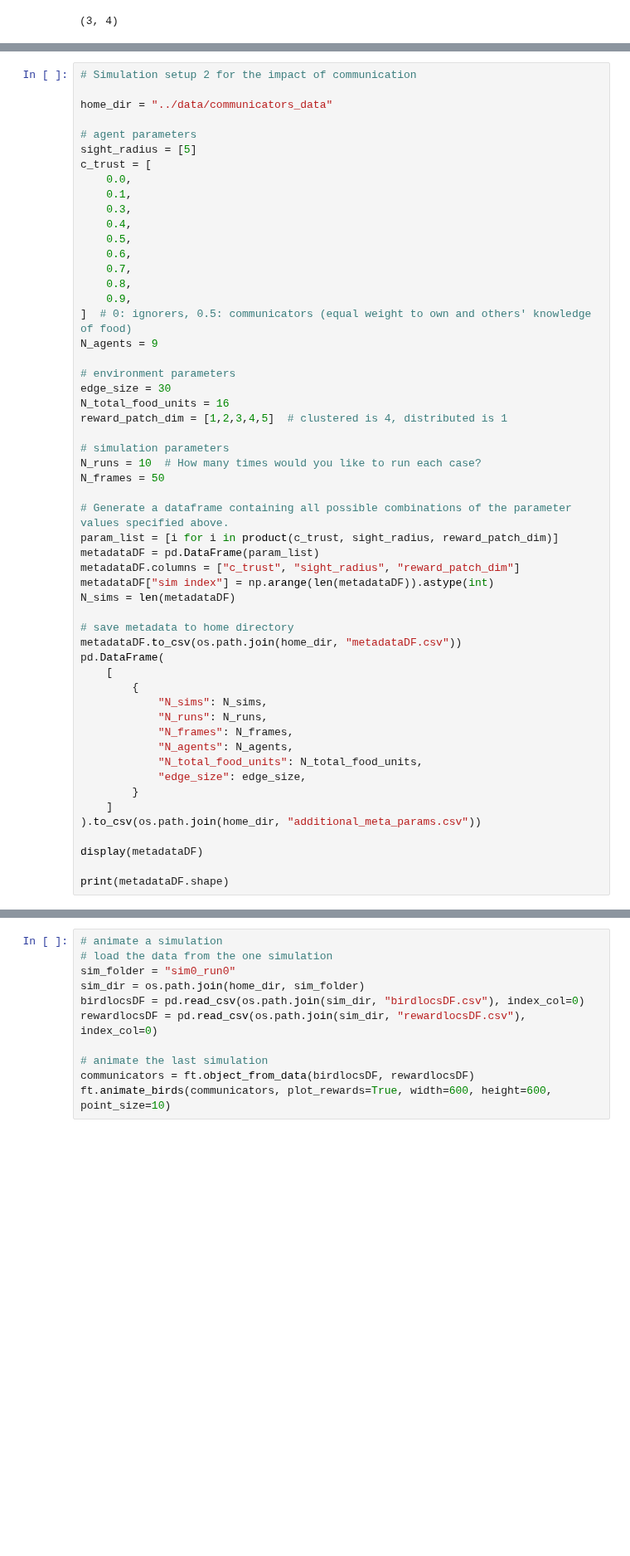
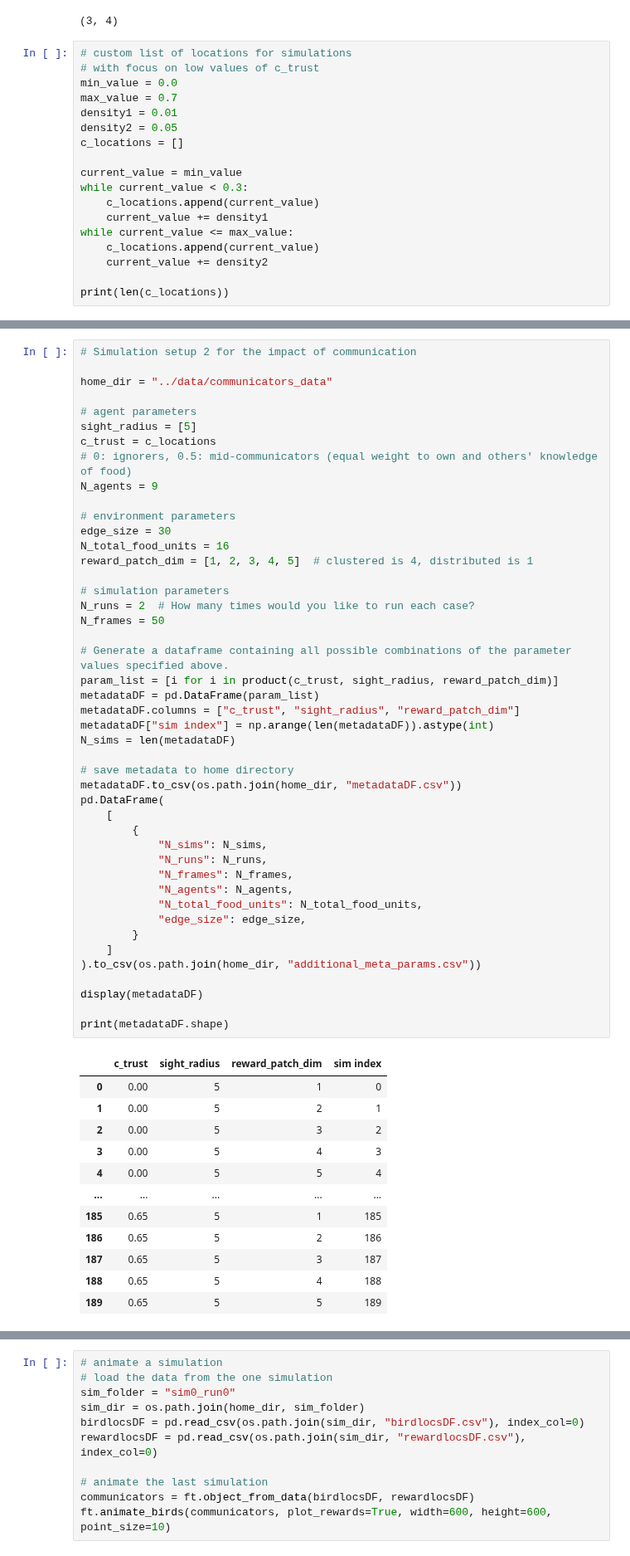
Before and after one commit to BasisResearch/collab-creatures, a Jupyter notebook: mx_refactored/generate_data_pipeline.ipynb, the cells around one changed output, grey strips where cells are left out. Shown at 83% size. Drawn from its saved outputs; the diff is of its cells as text; blank space fills up the shorter version.

Commit message:
data folders structure, communicators sim results

```diff
--- a/mx_refactored/generate_data_pipeline.ipynb
+++ b/mx_refactored/generate_data_pipeline.ipynb
@@ -79,3 +65,21 @@ print(metadataDF.shape)
 | 1 | 0.5 | 5 | 4 | 1 |
 | 2 | 0.7 | 5 | 4 | 2 |
 (3, 4)
+# %%
+# custom list of locations for simulations
+# with focus on low values of c_trust
+min_value = 0.0
+max_value = 0.7
+density1 = 0.01
+density2 = 0.05
+c_locations = []
+
+current_value = min_value
+while current_value < 0.3:
+    c_locations.append(current_value)
+    current_value += density1
+while current_value <= max_value:
+    c_locations.append(current_value)
+    current_value += density2
+
+print(len(c_locations))
@@ -86,51 +92,54 @@ home_dir = "../data/communicators_data"
 
 # agent parameters
 sight_radius = [5]
-c_trust = [
-    0.0,
-    0.1,
-    0.3,
-    0.4,
-    0.5,
-    0.6,
-    0.7,
-    0.8,
-    0.9,
-]  # 0: ignorers, 0.5: communicators (equal weight to own and others' knowledge of food)
+c_trust = c_locations
+# 0: ignorers, 0.5: mid-communicators (equal weight to own and others' knowledge of food)
 N_agents = 9
 
 # environment parameters
 edge_size = 30
 N_total_food_units = 16
-reward_patch_dim = [1,2,3,4,5]  # clustered is 4, distributed is 1
+reward_patch_dim = [1, 2, 3, 4, 5]  # clustered is 4, distributed is 1
 
 # simulation parameters
-N_runs = 10  # How many times would you like to run each case?
+N_runs = 2  # How many times would you like to run each case?
 N_frames = 50
 
 # Generate a dataframe containing all possible combinations of the parameter values specified above.
 param_list = [i for i in product(c_trust, sight_radius, reward_patch_dim)]
 metadataDF = pd.DataFrame(param_list)
 metadataDF.columns = ["c_trust", "sight_radius", "reward_patch_dim"]
 metadataDF["sim index"] = np.arange(len(metadataDF)).astype(int)
 N_sims = len(metadataDF)
 
 # save metadata to home directory
 metadataDF.to_csv(os.path.join(home_dir, "metadataDF.csv"))
 pd.DataFrame(
     [
         {
             "N_sims": N_sims,
             "N_runs": N_runs,
             "N_frames": N_frames,
             "N_agents": N_agents,
             "N_total_food_units": N_total_food_units,
             "edge_size": edge_size,
         }
     ]
 ).to_csv(os.path.join(home_dir, "additional_meta_params.csv"))
 
 display(metadataDF)
 
 print(metadataDF.shape)
 # %% [output]
+|  | c_trust | sight_radius | reward_patch_dim | sim index |
+| 0 | 0.00 | 5 | 1 | 0 |
+| 1 | 0.00 | 5 | 2 | 1 |
+| 2 | 0.00 | 5 | 3 | 2 |
+| 3 | 0.00 | 5 | 4 | 3 |
+| 4 | 0.00 | 5 | 5 | 4 |
+| ... | ... | ... | ... | ... |
+| 185 | 0.65 | 5 | 1 | 185 |
+| 186 | 0.65 | 5 | 2 | 186 |
+| 187 | 0.65 | 5 | 3 | 187 |
+| 188 | 0.65 | 5 | 4 | 188 |
+| 189 | 0.65 | 5 | 5 | 189 |
```
Also changed, not shown: parts of 5 cells of this notebook, 3 other files.
